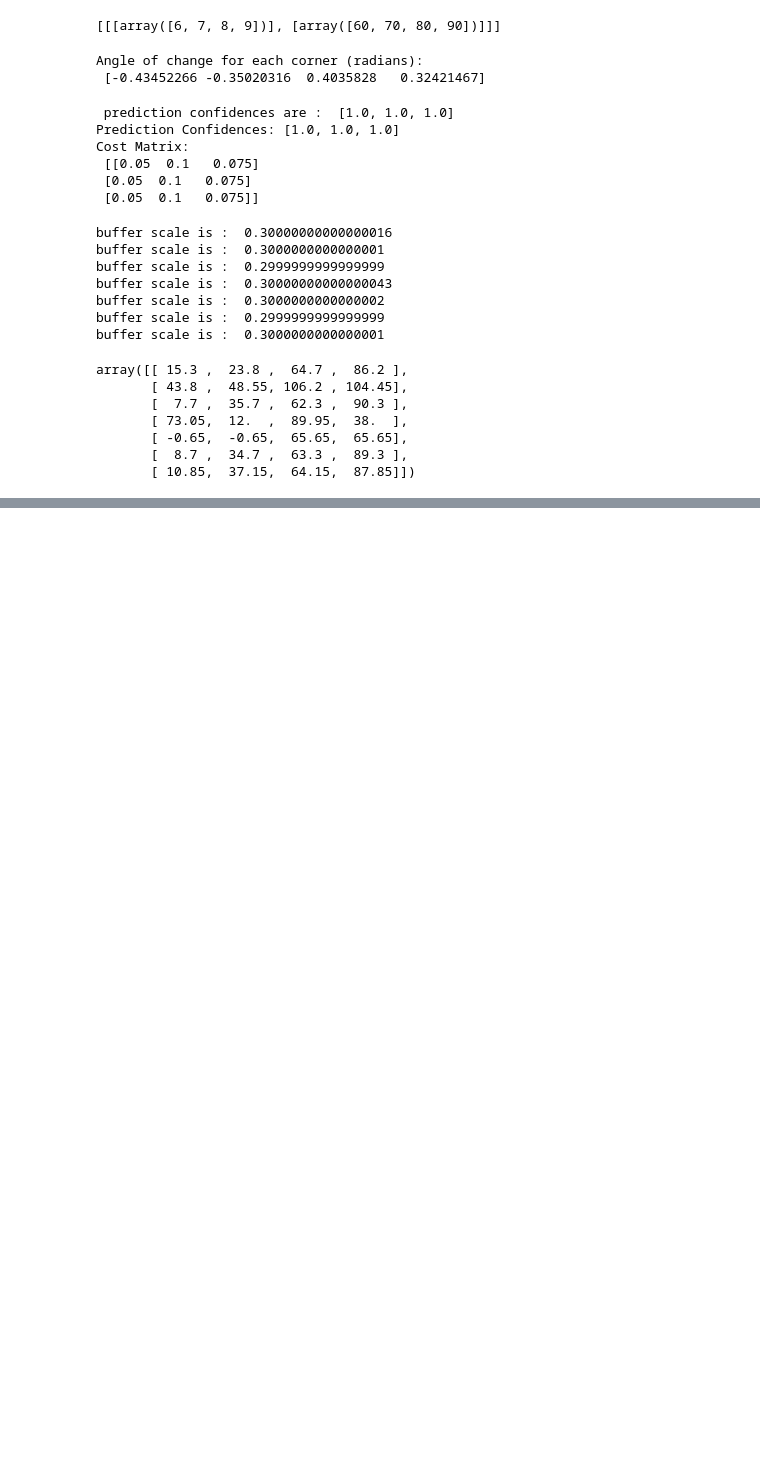
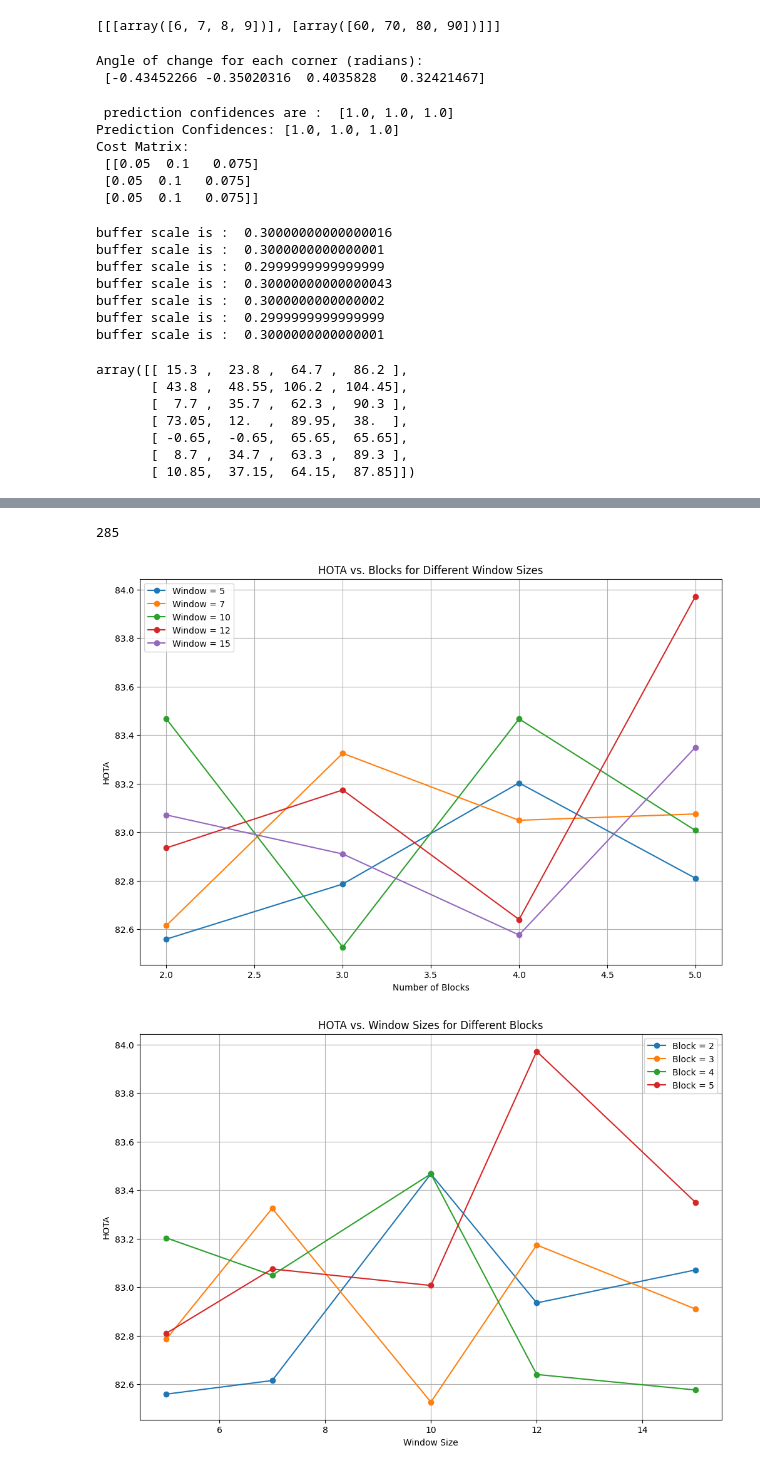
Before and after one commit to dkhanna511/Thesis-Multi-Object-Tracking-using-Mamba, a Jupyter notebook: MOT_mamba_viz.ipynb, the cells around one changed output, grey strips where cells are left out. Saved outputs shown, nothing was run; the diff lists cells and outputs as text; code cells hidden in the pictures; blank space fills up the shorter version.

Commit message:
mamba viz is testing code, plotting one is for getting plots that are shown in thesis

```diff
--- a/MOT_mamba_viz.ipynb
+++ b/MOT_mamba_viz.ipynb
@@ -2542,0 +2707,48 @@ array([[ 15.3 ,  23.8 ,  64.7 ,  86.2 ],
+# %%
+3675-3390
+# %% [output]
+285
+# %%
+import matplotlib.pyplot as plt
+import numpy as np
+
+# Data
+data = {
+    5: [82.559, 82.786, 83.203, 82.81],
+    7: [82.615, 83.325, 83.049, 83.075],
+    10: [83.467, 82.526, 83.467, 83.007],
+    12: [82.935, 83.174, 82.64, 83.972],
+    15: [83.071, 82.91, 82.576, 83.35],
+}
+blocks = [2, 3, 4, 5]
+
+# Plot HOTA vs. Blocks for each window size
+plt.figure(figsize=(12, 8))
+for window, hota_values in data.items():
+    plt.plot(blocks, hota_values, marker='o', label=f'Window = {window}')
+
+plt.title("HOTA vs. Blocks for Different Window Sizes")
+plt.xlabel("Number of Blocks")
+plt.ylabel("HOTA")
+plt.legend()
+plt.grid(True)
+plt.show()
+
+# Transpose data for HOTA vs. Window Sizes
+block_data = {block: [data[window][i] for window in data] for i, block in enumerate(blocks)}
+windows = list(data.keys())
+
+# Plot HOTA vs. Window Sizes for each block
+plt.figure(figsize=(12, 8))
+for block, hota_values in block_data.items():
+    plt.plot(windows, hota_values, marker='o', label=f'Block = {block}')
+
+plt.title("HOTA vs. Window Sizes for Different Blocks")
+plt.xlabel("Window Size")
+plt.ylabel("HOTA")
+plt.legend()
+plt.grid(True)
+plt.show()
+# %% [output]
+[figure, added]
+[figure, added]
```
Also changed, not shown: parts of 17 cells of this notebook, 1 other file.
